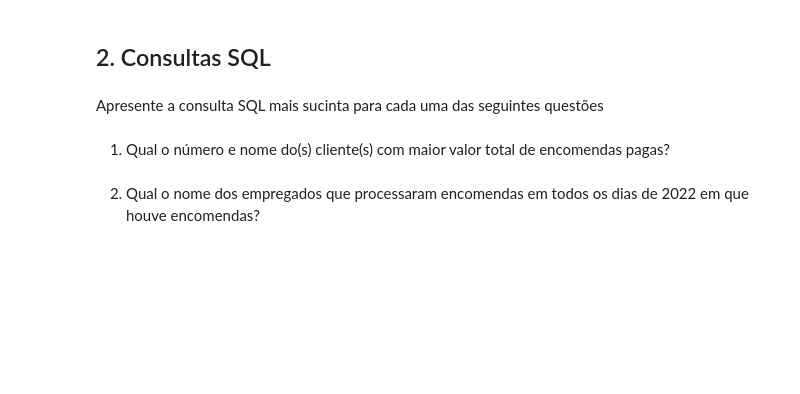
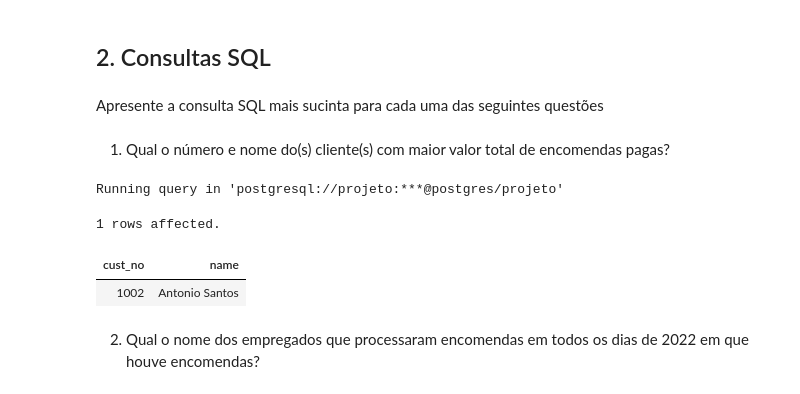
Before and after one commit to pedroasgomes/projetoBD, a Jupyter notebook: app/E3-report.ipynb, the cells around one changed output. Cells and saved outputs as stored; diff of their text form; code cells hidden in the pictures; blank space fills up the shorter version.

```diff
--- a/app/E3-report.ipynb
+++ b/app/E3-report.ipynb
@@ -412,7 +468,20 @@ Apresente a consulta SQL mais sucinta para cada uma das seguintes questões
 1) Qual o número e nome do(s) cliente(s) com maior valor total de encomendas pagas?
 # %%
 %%sql
--- SELECT ...
+SELECT c.cust_no, c.name
+FROM customer c
+JOIN pay USING (cust_no) JOIN contains USING (order_no) JOIN product USING (SKU)
+GROUP BY cust_no HAVING SUM(qty*price) >= ALL(
+    SELECT SUM(qty*price)
+    FROM pay
+    JOIN contains USING (order_no) JOIN product USING (SKU)
+    GROUP BY cust_no
+);
+# %% [output]
+Running query in 'postgresql://projeto:***@postgres/projeto'
+1 rows affected.
+| cust_no | name |
+| 1002 | Antonio Santos |
 # %% [markdown]
 2. Qual o nome dos empregados que processaram encomendas em todos os dias de 2022 em que houve encomendas?
 # %%
```
Also changed, not shown: parts of 9 cells of this notebook.
